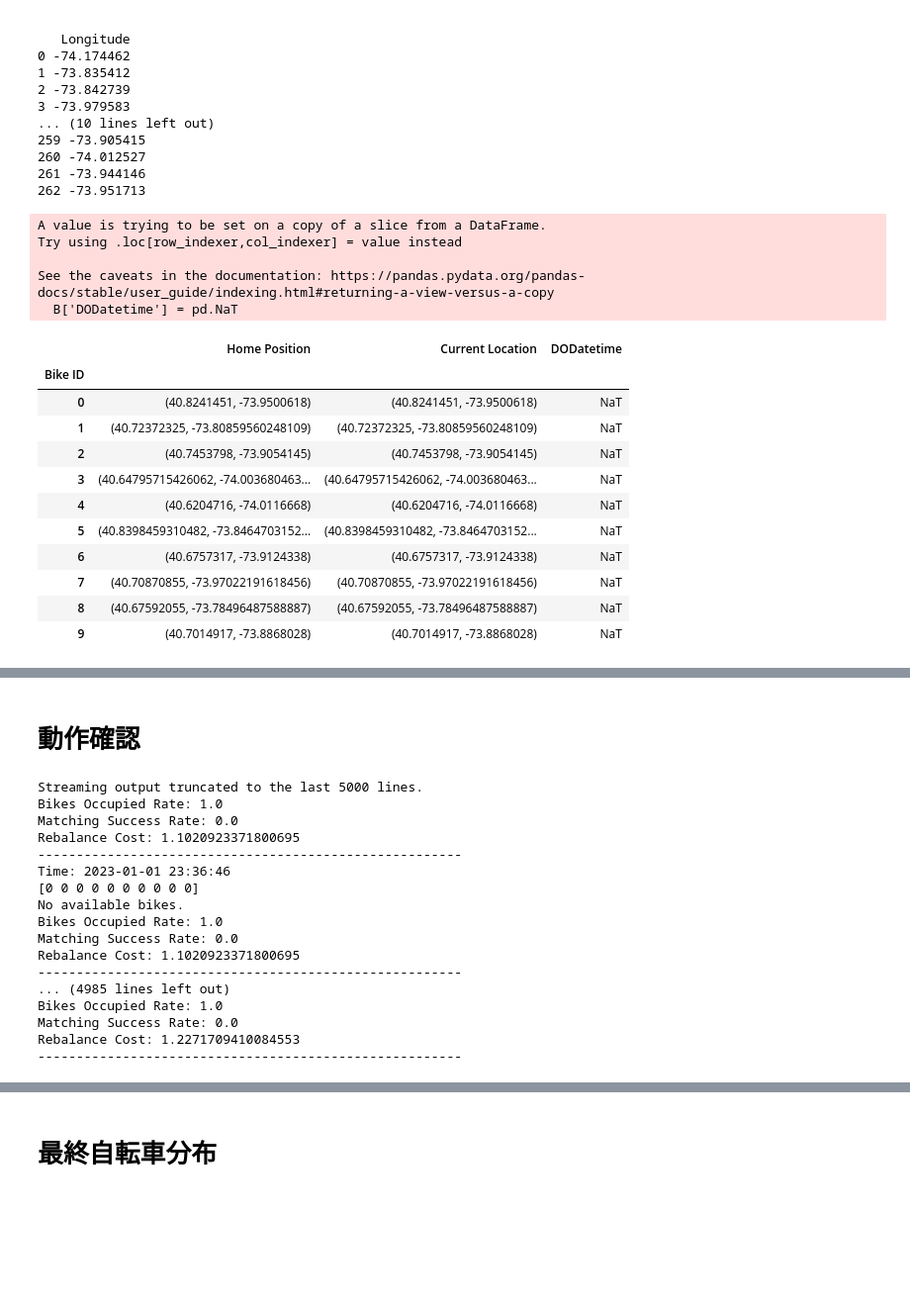
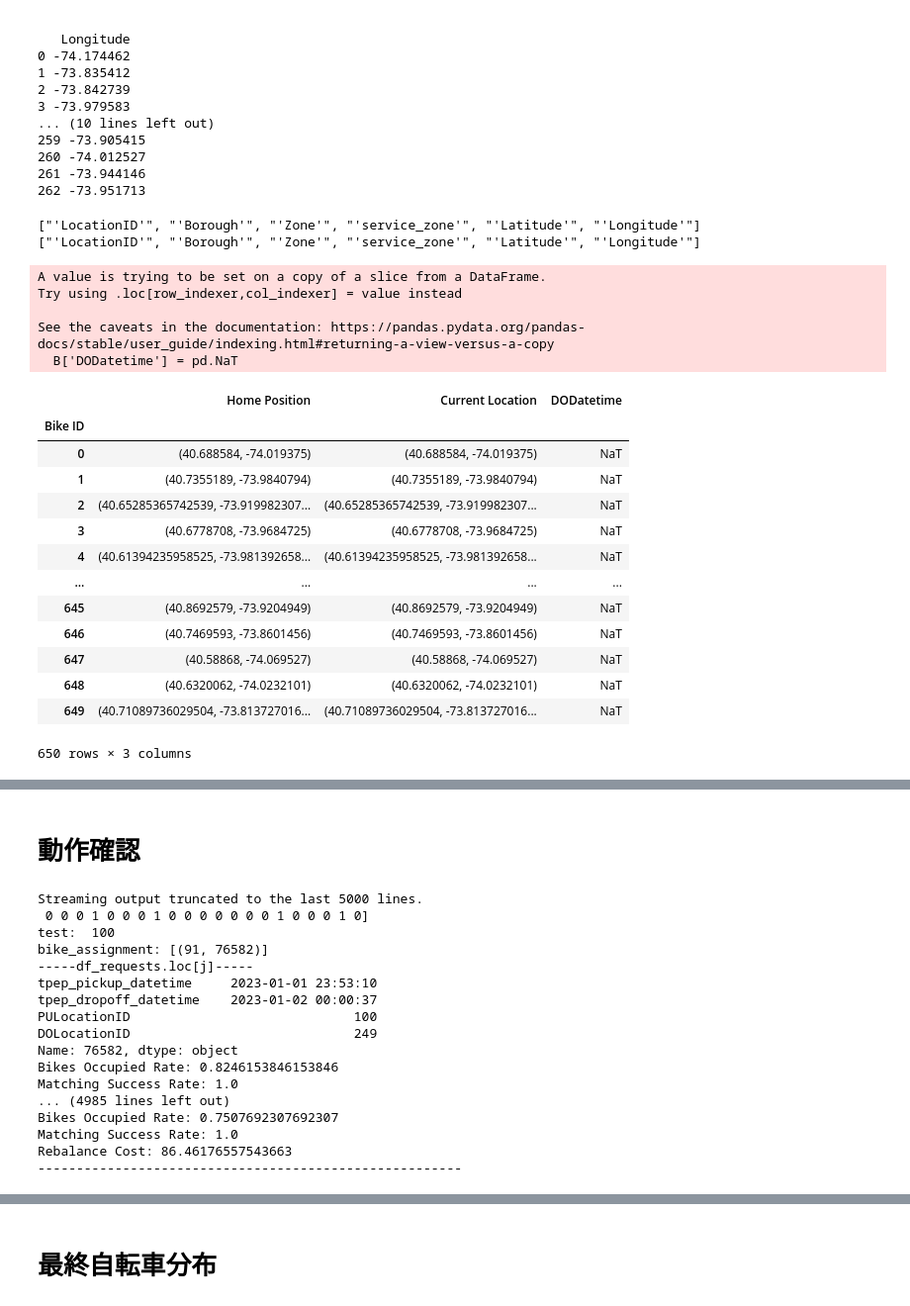
Before and after one commit to Koki-Kazaore/Research, a Jupyter notebook: googleColabEnv/neighborhoodBasedDispatchModel/neighborhoodBasedDispatchModel.ipynb, the cells around one changed output, grey strips where cells are left out. Shown at 99% size. Drawn from its saved outputs; the diff is of its cells as text; code cells hidden in the pictures; blank space fills up the shorter version.

```diff
--- a/googleColabEnv/neighborhoodBasedDispatchModel/neighborhoodBasedDispatchModel.ipynb
+++ b/googleColabEnv/neighborhoodBasedDispatchModel/neighborhoodBasedDispatchModel.ipynb
@@ -46,46 +46,56 @@ print(df_locations.tail())
 260 -74.012527
 261 -73.944146
 262 -73.951713
+# %%
+print([repr(col) for col in df_locations.columns])
+
+df_locations.columns = df_locations.columns.str.strip()
+print([repr(col) for col in df_locations.columns])
+# %% [output]
+["'LocationID'", "'Borough'", "'Zone'", "'service_zone'", "'Latitude'", "'Longitude'"]
+["'LocationID'", "'Borough'", "'Zone'", "'service_zone'", "'Latitude'", "'Longitude'"]
 # %%
 '''自転車の集合'''
-# ランダムシードを設定して、ランダムに10個選択
+# ランダムシードを設定して、ランダムにn個選択
 np.random.seed(42)
-random_sample = df_locations.sample(n=10)
+random_sample = df_locations.sample(n=650, replace=True)
 
 # Bike IDを設定
-random_sample['Bike ID'] = range(10)
+random_sample['Bike ID'] = range(650)
 
 # 緯度と経度をホームポジションとカレントポジションに設定
 random_sample['Home Position'] = list(zip(random_sample['Latitude'], random_sample['Longitude']))
 random_sample['Current Location'] = random_sample['Home Position']
 
 # 結果のデータフレームを整形
 B = random_sample[['Bike ID', 'Home Position', 'Current Location']]
 B.set_index("Bike ID", inplace=True)
 
 # DODatetimeカラムを追加して初期値をNaTに設定
 B['DODatetime'] = pd.NaT
 
 # データの中身を確認
 B
 # %% [output]
 A value is trying to be set on a copy of a slice from a DataFrame.
 Try using .loc[row_indexer,col_indexer] = value instead
 
 See the caveats in the documentation: https://pandas.pydata.org/pandas-docs/stable/user_guide/indexing.html#returning-a-view-versus-a-copy
   B['DODatetime'] = pd.NaT
 |  | Home Position | Current Location | DODatetime |
 | Bike ID |  |  |  |
-| 0 | (40.8241451, -73.9500618) | (40.8241451, -73.9500618) | NaT |
-| 1 | (40.72372325, -73.80859560248109) | (40.72372325, -73.80859560248109) | NaT |
-| 2 | (40.7453798, -73.9054145) | (40.7453798, -73.9054145) | NaT |
-| 3 | (40.64795715426062, -74.003680463... | (40.64795715426062, -74.003680463... | NaT |
-| 4 | (40.6204716, -74.0116668) | (40.6204716, -74.0116668) | NaT |
-| 5 | (40.8398459310482, -73.8464703152... | (40.8398459310482, -73.8464703152... | NaT |
-| 6 | (40.6757317, -73.9124338) | (40.6757317, -73.9124338) | NaT |
-| 7 | (40.70870855, -73.97022191618456) | (40.70870855, -73.97022191618456) | NaT |
-| 8 | (40.67592055, -73.78496487588887) | (40.67592055, -73.78496487588887) | NaT |
-| 9 | (40.7014917, -73.8868028) | (40.7014917, -73.8868028) | NaT |
+| 0 | (40.688584, -74.019375) | (40.688584, -74.019375) | NaT |
+| 1 | (40.7355189, -73.9840794) | (40.7355189, -73.9840794) | NaT |
+| 2 | (40.65285365742539, -73.919982307... | (40.65285365742539, -73.919982307... | NaT |
+| 3 | (40.6778708, -73.9684725) | (40.6778708, -73.9684725) | NaT |
+| 4 | (40.61394235958525, -73.981392658... | (40.61394235958525, -73.981392658... | NaT |
+| ... | ... | ... | ... |
+| 645 | (40.8692579, -73.9204949) | (40.8692579, -73.9204949) | NaT |
+| 646 | (40.7469593, -73.8601456) | (40.7469593, -73.8601456) | NaT |
+| 647 | (40.58868, -74.069527) | (40.58868, -74.069527) | NaT |
+| 648 | (40.6320062, -74.0232101) | (40.6320062, -74.0232101) | NaT |
+| 649 | (40.71089736029504, -73.813727016... | (40.71089736029504, -73.813727016... | NaT |
+650 rows × 3 columns
 # %%
 '''ユーザーリクエストの集合'''
 
@@ -333,22 +343,22 @@ for index, request_row in df_requests.iterrows():
     })
 # %% [output]
 Streaming output truncated to the last 5000 lines.
-Bikes Occupied Rate: 1.0
-Matching Success Rate: 0.0
-Rebalance Cost: 1.1020923371800695
+ 0 0 0 1 0 0 0 1 0 0 0 0 0 0 0 1 0 0 0 1 0]
+test:  100
+bike_assignment: [(91, 76582)]
+-----df_requests.loc[j]-----
+tpep_pickup_datetime     2023-01-01 23:53:10
+tpep_dropoff_datetime    2023-01-02 00:00:37
+PULocationID                             100
+DOLocationID                             249
+Name: 76582, dtype: object
+Bikes Occupied Rate: 0.8246153846153846
+Matching Success Rate: 1.0
+... (4985 lines left out)
+Bikes Occupied Rate: 0.7507692307692307
+Matching Success Rate: 1.0
+Rebalance Cost: 86.46176557543663
 -------------------------------------------------------
-Time: 2023-01-01 23:36:46
-[0 0 0 0 0 0 0 0 0 0]
-No available bikes.
-Bikes Occupied Rate: 1.0
-Matching Success Rate: 0.0
-Rebalance Cost: 1.1020923371800695
--------------------------------------------------------
-... (4985 lines left out)
-Bikes Occupied Rate: 1.0
-Matching Success Rate: 0.0
-Rebalance Cost: 1.2271709410084553
--------------------------------------------------------
 # %%
 # 自転車のステータスを確認
 B
```
Also changed, not shown: parts of 4 cells of this notebook, 1 other file.
